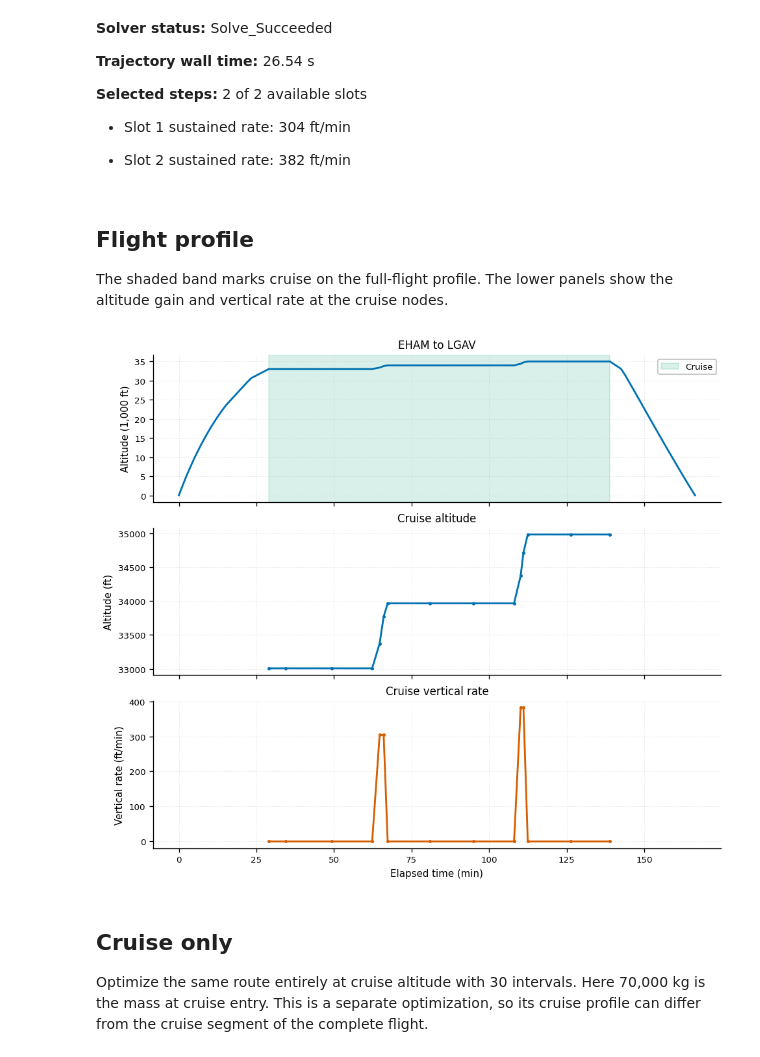
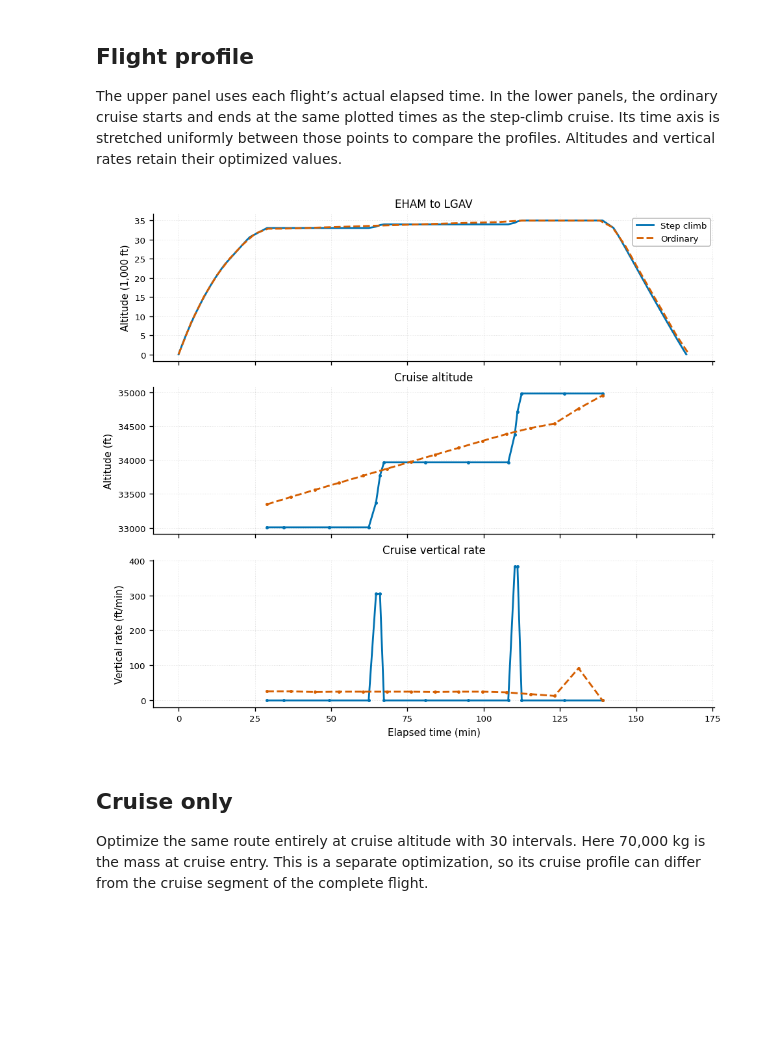
Before and after one commit to junzis/opentop, a Jupyter notebook: examples/step_climb.ipynb, the cells around one changed output. Drawn from its saved outputs; the diff is of its cells as text; code cells hidden in the pictures; blank space fills up the shorter version.

Commit message:
Compare step-climb and ordinary profiles

```diff
--- a/examples/step_climb.ipynb
+++ b/examples/step_climb.ipynb
@@ -37,65 +57,54 @@ The cruise mesh provides a limited number of optional climb slots. Each slot ram
-# %%
-def show_steps(result, steps, elapsed):
-    lines = [
-        f"**Solver status:** {result.status}",
-        f"**Trajectory wall time:** {elapsed:.2f} s",
-        f"**Selected steps:** {steps['step_count']} of "
-        f"{steps['capacity']} available slots",
-    ]
-    for slot, rate in enumerate(steps["amplitudes_fpm"], start=1):
-        lines.append(f"- Slot {slot} sustained rate: {rate:.0f} ft/min")
-    display(Markdown("\n\n".join(lines)))
-
-
-show_steps(result, steps, elapsed)
-# %% [output]
-**Solver status:** Solve_Succeeded
-
-**Trajectory wall time:** 26.54 s
-
-**Selected steps:** 2 of 2 available slots
-
-- Slot 1 sustained rate: 304 ft/min
-
-- Slot 2 sustained rate: 382 ft/min
 # %% [markdown]
 ## Flight profile
 
-The shaded band marks cruise on the full-flight profile. The lower panels show the altitude gain and vertical rate at the cruise nodes.
+The upper panel uses each flight’s actual elapsed time. In the lower panels, the ordinary cruise starts and ends at the same plotted times as the step-climb cruise. Its time axis is stretched uniformly between those points to compare the profiles. Altitudes and vertical rates retain their optimized values.
 # %%
-first, last = steps["initialization"]["phase"]
-cruise = flight.iloc[first : last + 1]
-minutes = flight["ts"] / 60
-cruise_minutes = minutes.iloc[first : last + 1]
+styles = {
+    "Step climb": {"color": "C0", "linestyle": "-"},
+    "Ordinary": {"color": "C1", "linestyle": "--"},
+}
+
+
+def plot_cruise(altitude, rate, minutes, cruise, label):
+    style = styles[label]
+    altitude.plot(minutes, cruise["altitude"], marker=".", label=label, **style)
+    rate.plot(minutes, cruise["vertical_rate"], marker=".", label=label, **style)
+
 
 fig, (profile, altitude, rate) = plt.subplots(
     3, 1, figsize=(8, 7), sharex=True, layout="constrained"
 )
+step_flight = flights["Step climb"]
+step_minutes = (step_flight["ts"] - step_flight["ts"].iloc[0]) / 60
+step_start = step_minutes.iloc[climb_intervals]
+step_end = step_minutes.iloc[-descent_intervals - 1]
 
-profile.plot(minutes, flight["altitude"] / 1_000)
-profile.axvspan(
-    cruise_minutes.iloc[0],
-    cruise_minutes.iloc[-1],
-    color="C2",
-    alpha=0.15,
-    label="Cruise",
-)
+for label, flight in flights.items():
+    minutes = (flight["ts"] - flight["ts"].iloc[0]) / 60
+    profile.plot(minutes, flight["altitude"] / 1_000, label=label, **styles[label])
+    cruise_nodes = slice(climb_intervals, len(flight) - descent_intervals)
+    cruise_minutes = minutes.iloc[cruise_nodes]
+    if label == "Ordinary":
+        progress = (cruise_minutes - cruise_minutes.iloc[0]) / (
+            cruise_minutes.iloc[-1] - cruise_minutes.iloc[0]
+        )
+        cruise_minutes = step_start + progress * (step_end - step_start)
+    plot_cruise(altitude, rate, cruise_minutes, flight.iloc[cruise_nodes], label)
+
 profile.set(title="EHAM to LGAV", ylabel="Altitude (1,000 ft)")
 profile.legend()
-
-altitude.plot(cruise_minutes, cruise["altitude"], ".-")
 altitude.set(title="Cruise altitude", ylabel="Altitude (ft)")
 altitude.ticklabel_format(axis="y", style="plain", useOffset=False)
-
-rate.plot(cruise_minutes, cruise["vertical_rate"], ".-", color="C1")
-rate.set(title="Cruise vertical rate", ylabel="Vertical rate (ft/min)")
-
+rate.set(
+    title="Cruise vertical rate",
+    ylabel="Vertical rate (ft/min)",
+    xlabel="Elapsed time (min)",
+)
 for axis in (profile, altitude, rate):
     axis.grid(True)
-rate.set_xlabel("Elapsed time (min)")
 plt.show()
 # %% [output]
-[figure, old version]
+[figure, new version]
 # %% [markdown]
 ## Cruise only
 
```
Also changed, not shown: parts of 6 cells of this notebook, 1 other file.
